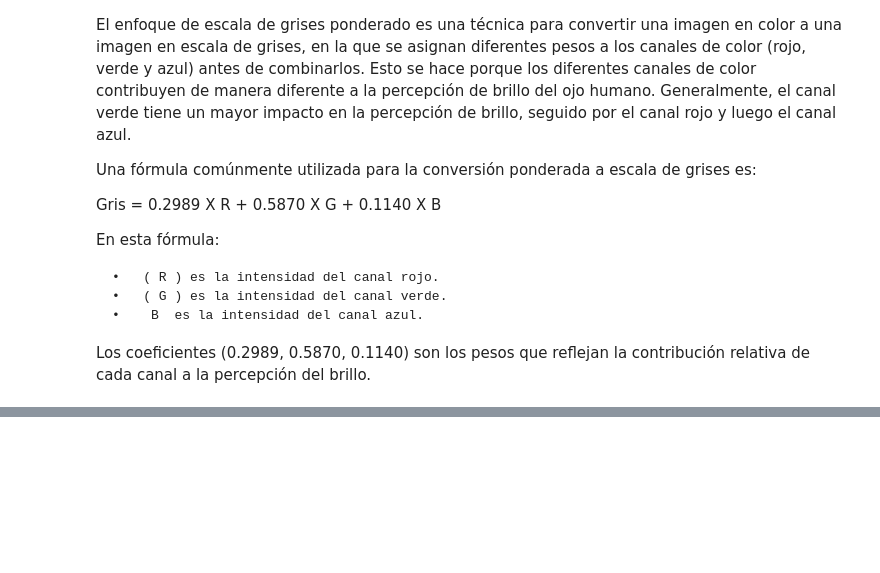
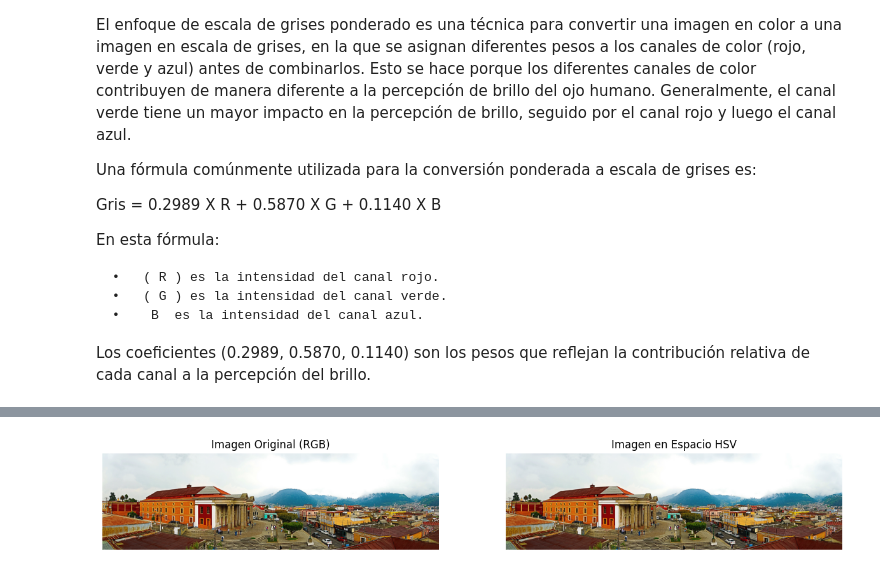
Before and after one commit to luistunag/Laboratorio1_Text_Mining_Imaging_Recognition, a Jupyter notebook: 22003085_LuisTun_Laboratorio1.ipynb, the cells around one changed output, grey strips where cells are left out. Saved outputs shown, nothing was run; the diff lists cells and outputs as text; code cells hidden in the pictures; blank space fills up the shorter version.

```diff
--- a/22003085_LuisTun_Laboratorio1.ipynb
+++ b/22003085_LuisTun_Laboratorio1.ipynb
@@ -269,0 +283,33 @@ ValueError: No se pudo leer la imagen proporcionada.
+# %%
+def convertir_a_hsv(imagen_path):
+    # Leer la imagen en color
+    img = cv2.imread(imagen_path)
+
+    if img is None:
+        raise ValueError("No se pudo leer la imagen proporcionada.")
+
+    # Convertir la imagen de BGR a HSV
+    img_hsv = cv2.cvtColor(img, cv2.COLOR_BGR2HSV)
+
+    # Mostrar la imagen original y la imagen en el espacio HSV
+    fig, axs = plt.subplots(1, 2, figsize=(15, 5))
+
+    # Convertir de BGR a RGB para mostrar correctamente la imagen original
+    img_rgb = cv2.cvtColor(img, cv2.COLOR_BGR2RGB)
+
+    axs[0].imshow(img_rgb)
+    axs[0].set_title("Imagen Original (RGB)")
+    axs[0].axis('off')
+
+    axs[1].imshow(cv2.cvtColor(img_hsv, cv2.COLOR_HSV2RGB))
+    axs[1].set_title("Imagen en Espacio HSV")
+    axs[1].axis('off')
+
+    plt.show()
+
+    return img_hsv
+# %%
+# Ejemplo uso función convertir_a_hsv
+img_hsv = convertir_a_hsv("xelaju.jpeg")
+# %% [output]
+[figure, added]
```
Also changed, not shown: parts of 3 cells of this notebook.
